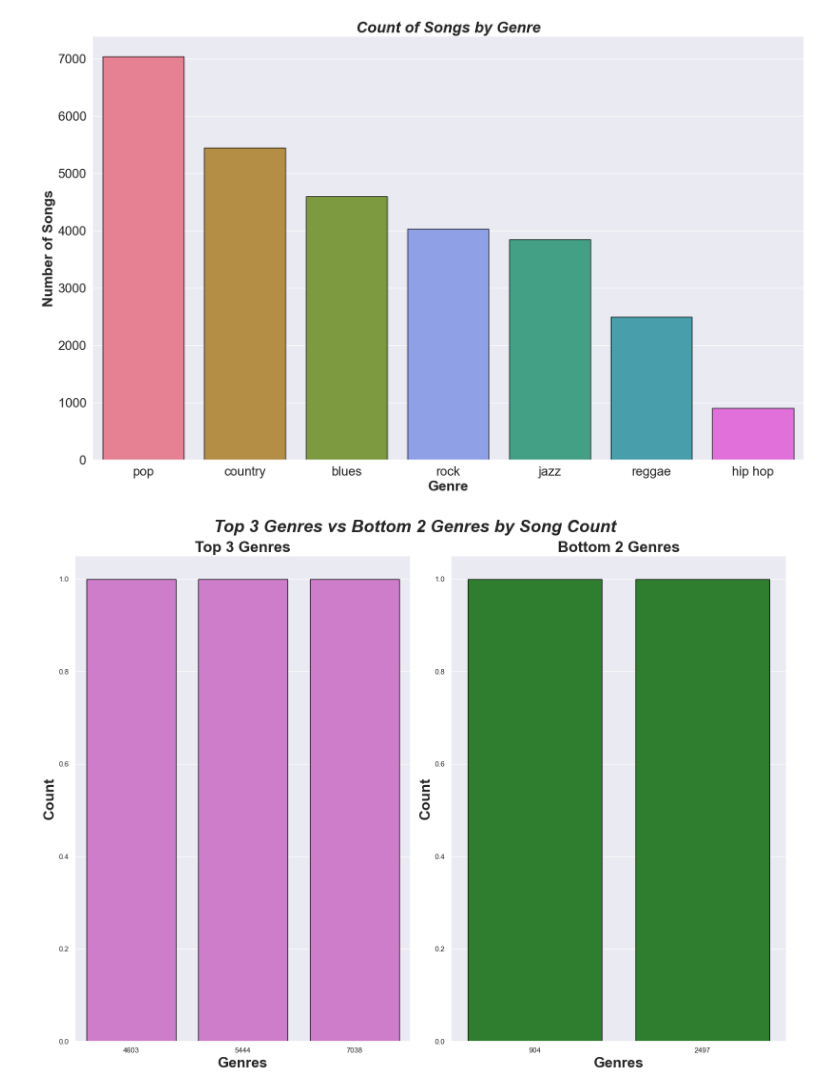
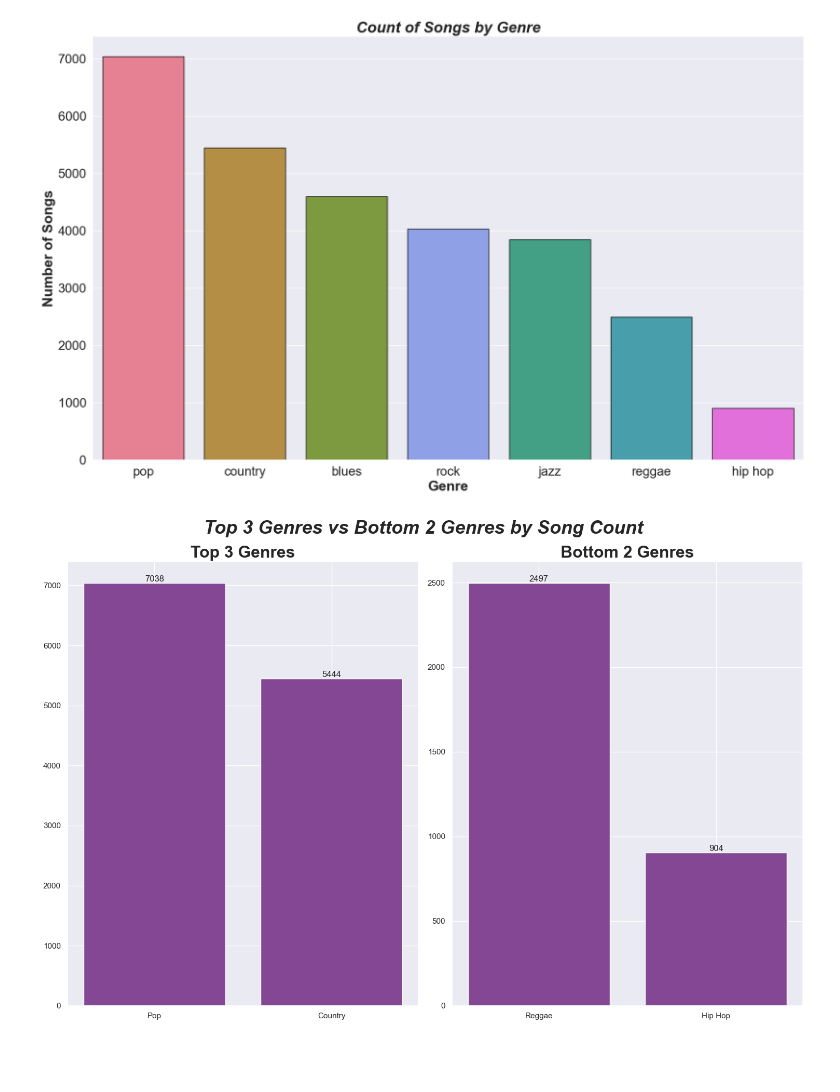
Before and after one commit to thetechleila/Music-Recommendation-Algorithm, a Jupyter notebook: EDA_music.ipynb, the cells around one changed output. Drawn from its saved outputs; the diff is of its cells as text; code cells hidden in the pictures; blank space fills up the shorter version.

Commit message:
eda genre update

```diff
--- a/EDA_music.ipynb
+++ b/EDA_music.ipynb
@@ -380,36 +380,37 @@ plt.show()
 # %% [output]
 [figure]
 [figure]
-# %%
-
-top3_genres = df["genre"].value_counts().get(["pop", "country", "blues"])
-
-btm2_genres = df["genre"].value_counts().get(["reggae", "hip hop"])
-
-x = [1000, 2000, 3000, 4000, 5000, 6000, 7000]
-y = range(700, 750, 5)
-
-plt.rcParams["figure.figsize"] = [16, 12]
-plt.rcParams["figure.autolayout"] = True
-f, axes = plt.subplots(1, 2)
-
-# Add labels to subplots
-axes[0].set_xlabel('Genres', fontsize=22, weight='bold')
-axes[0].set_ylabel('Count', fontsize=22, weight='bold')
-axes[0].set_title('Top 3 Genres', fontsize=23, weight='bold')
-
-axes[1].set_xlabel('Genres', fontsize=22, weight='bold')
-axes[1].set_ylabel('Count', fontsize=22, weight='bold')
-axes[1].set_title('Bottom 2 Genres', fontsize=23, weight='bold')
-
-# Add a title to the whole figure
-f.suptitle('Top 3 Genres vs Bottom 2 Genres by Song Count', fontsize=26, weight='bold', style='italic')
-
-# Adjust layout to prevent labels from overlapping
-#plt.tight_layout()
-
-sns.countplot(data = df, x=top3_genres , color="orchid", ax=axes[0], edgecolor= "black")
-sns.countplot(data = df, x=btm2_genres , color="forestgreen", ax=axes[1], edgecolor= "black")
-plt.show()
-# %% [output]
-[figure, removed]
+# %%
+#Visualize comparison of the top 2 genres and the bottom 2 genres by song as 2 subplots
+
+# Contain genre names in 2 different categories
+top2_genres = ['Pop', 'Country']
+btm2_genres = ["Reggae", "Hip Hop"]
+
+# Contain genre counts in 2 different categories
+top_values = [7038, 5444]
+btm_values = [2497, 904]
+
+# Create 2 subplots
+fig, axes = plt.subplots(1, 2, figsize=(15, 10))
+
+# Define Plot 1 - Top 2 Genres
+bars1 = axes[0].bar(top2_genres, top_values)
+axes[0].set_title('Top 3 Genres', fontsize=23, weight='bold')
+axes[0].bar_label(bars1, fmt='%.0f', label_type='edge')
+
+# Define Plot 2 - Bottom 2 Genres
+bars2 = axes[1].bar(btm2_genres, btm_values)
+axes[1].set_title('Bottom 2 Genres', fontsize=23, weight='bold')
+axes[1].bar_label(bars2, fmt='%.0f', label_type='edge')
+
+# Add a title to the whole figure
+fig.suptitle('Top 3 Genres vs Bottom 2 Genres by Song Count', fontsize=26, weight='bold', style='italic')
+
+# Adjust layout to prevent labels from overlapping
+plt.tight_layout()
+
+
+plt.show()
+# %% [output]
+[figure, added]
```
